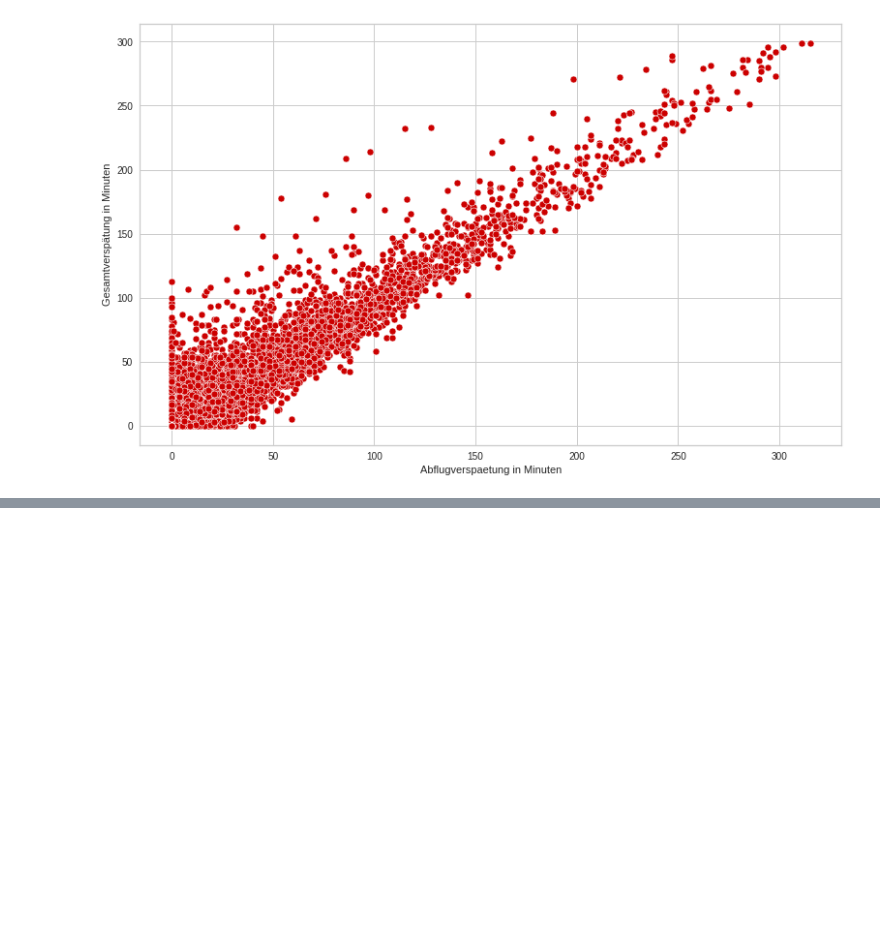
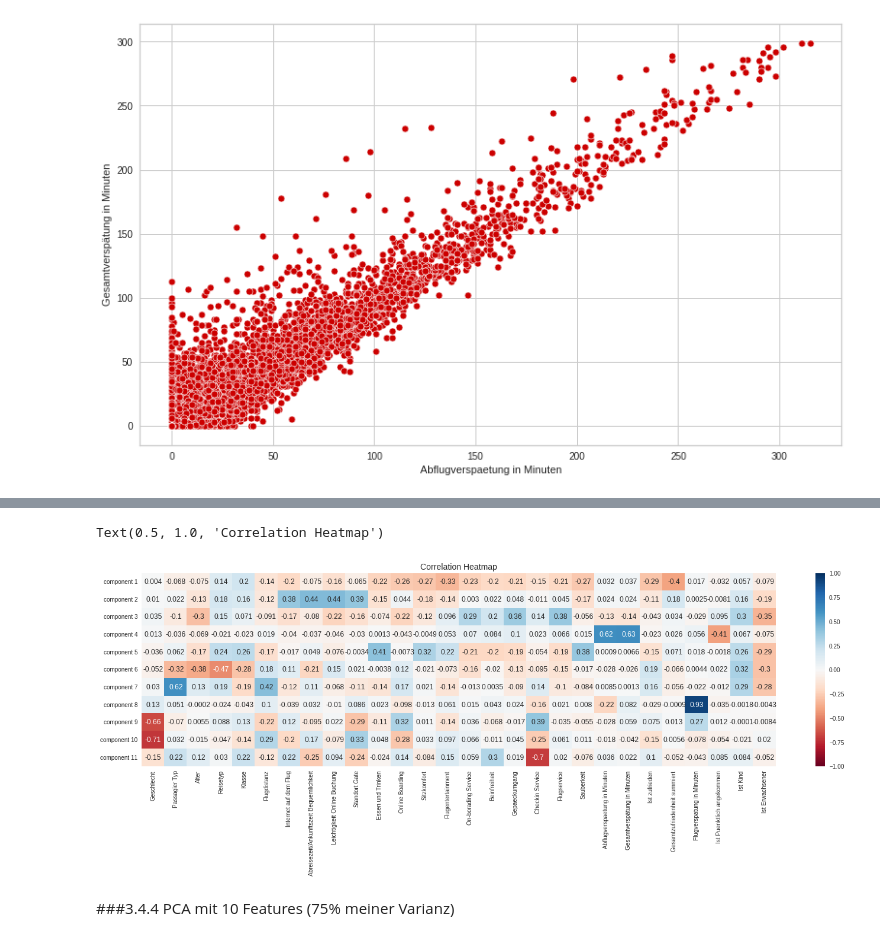
Before and after one commit to AliceKitchkin/Unsupervised-Machine-Learning, a Jupyter notebook: AirlinePassengerSatisfaction.ipynb, the cells around one changed output, grey strips where cells are left out. Drawn from its saved outputs; the diff is of its cells as text; code cells hidden in the pictures; blank space fills up the shorter version.

```diff
--- a/AirlinePassengerSatisfaction.ipynb
+++ b/AirlinePassengerSatisfaction.ipynb
@@ -418,0 +495,10 @@ sns.scatterplot(x=data_final['Abflugverspaetung in Minuten'], y=data_final['Gesa
+# %%
+pca11 = PCA(n_components=11)
+pca11.fit(data_scaled)
+
+df_pca11_components = pd.DataFrame(
+    data=pca11.components_.round(4),
+    columns=data_scaled.columns.values,
+    index=['component 1', 'component 2', 'component 3', 'component 4', 'component 5', 'component 6', 'component 7', 'component 8', 'component 9', 'component 10', 'component 11'])
+
+df_pca11_components
@@ -418,0 +518,9 @@ sns.scatterplot(x=data_final['Abflugverspaetung in Minuten'], y=data_final['Gesa
+# %%
+plt.figure(figsize=(24,6))
+sns.heatmap(df_pca11_components, annot = True, cmap = 'RdBu', center = 0, vmin=-1, vmax=1)
+plt.title('Correlation Heatmap',fontsize=14)
+# %% [output]
+Text(0.5, 1.0, 'Correlation Heatmap')
+[figure, added]
+# %% [markdown]
+###3.4.4 PCA mit 10 Features (75% meiner Varianz)
```
Also changed, not shown: parts of 19 cells of this notebook.
